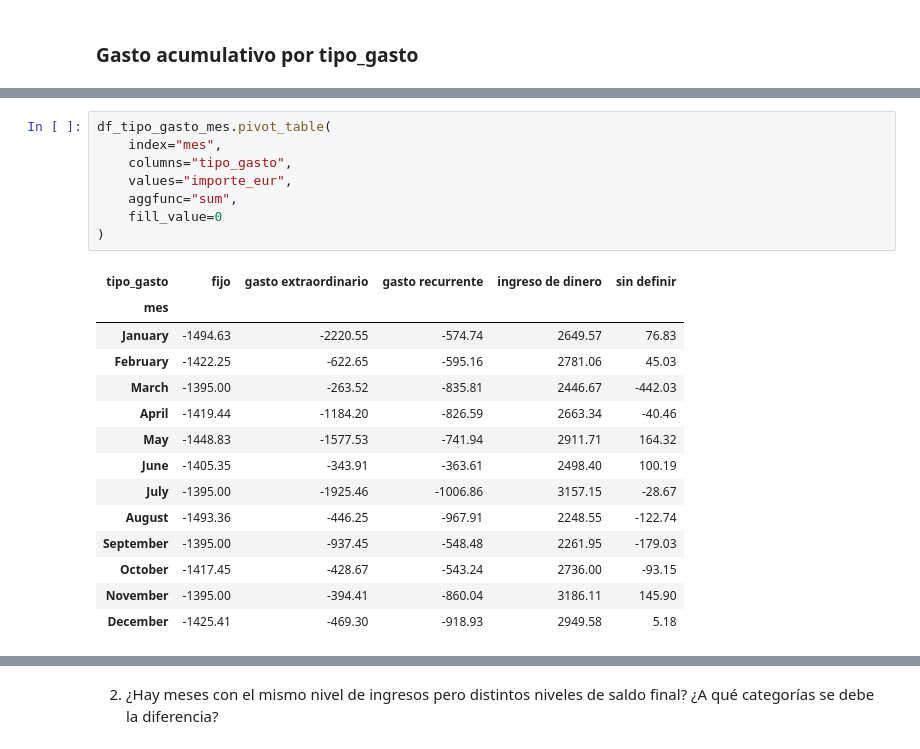
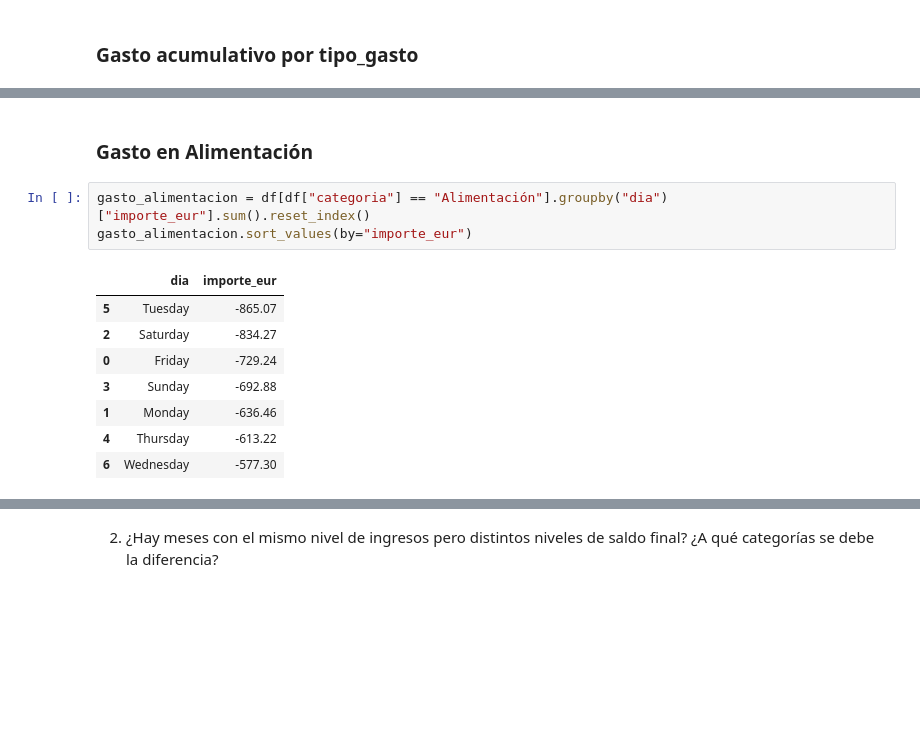
Before and after one commit to maxicoceres-data/Analisis_Exploratorio_de_Movimientos-Bancarios-y-Reportes, a Jupyter notebook: notebooks/analisis.ipynb, the cells around one changed output, grey strips where cells are left out. Drawn from its saved outputs; the diff is of its cells as text; blank space fills up the shorter version.

```diff
--- a/notebooks/analisis.ipynb
+++ b/notebooks/analisis.ipynb
@@ -675,23 +728,14 @@ df_tipo_gasto_mes
-# %%
-df_tipo_gasto_mes.pivot_table(
-    index="mes",
-    columns="tipo_gasto",
-    values="importe_eur",
-    aggfunc="sum",
-    fill_value=0
-)
-# %% [output]
-| tipo_gasto | fijo | gasto extraordinario | gasto recurrente | ingreso de dinero | sin definir |
-| mes |  |  |  |  |  |
-| January | -1494.63 | -2220.55 | -574.74 | 2649.57 | 76.83 |
-| February | -1422.25 | -622.65 | -595.16 | 2781.06 | 45.03 |
-| March | -1395.00 | -263.52 | -835.81 | 2446.67 | -442.03 |
-| April | -1419.44 | -1184.20 | -826.59 | 2663.34 | -40.46 |
-| May | -1448.83 | -1577.53 | -741.94 | 2911.71 | 164.32 |
-| June | -1405.35 | -343.91 | -363.61 | 2498.40 | 100.19 |
-| July | -1395.00 | -1925.46 | -1006.86 | 3157.15 | -28.67 |
-| August | -1493.36 | -446.25 | -967.91 | 2248.55 | -122.74 |
-| September | -1395.00 | -937.45 | -548.48 | 2261.95 | -179.03 |
-| October | -1417.45 | -428.67 | -543.24 | 2736.00 | -93.15 |
-| November | -1395.00 | -394.41 | -860.04 | 3186.11 | 145.90 |
-| December | -1425.41 | -469.30 | -918.93 | 2949.58 | 5.18 |
+# %% [markdown]
+### Gasto en Alimentación
+# %%
+gasto_alimentacion = df[df["categoria"] == "Alimentación"].groupby("dia")["importe_eur"].sum().reset_index()
+gasto_alimentacion.sort_values(by="importe_eur")
+# %% [output]
+|  | dia | importe_eur |
+| 5 | Tuesday | -865.07 |
+| 2 | Saturday | -834.27 |
+| 0 | Friday | -729.24 |
+| 3 | Sunday | -692.88 |
+| 1 | Monday | -636.46 |
+| 4 | Thursday | -613.22 |
+| 6 | Wednesday | -577.30 |
```
Also changed, not shown: parts of 37 cells of this notebook, 8 other files.
